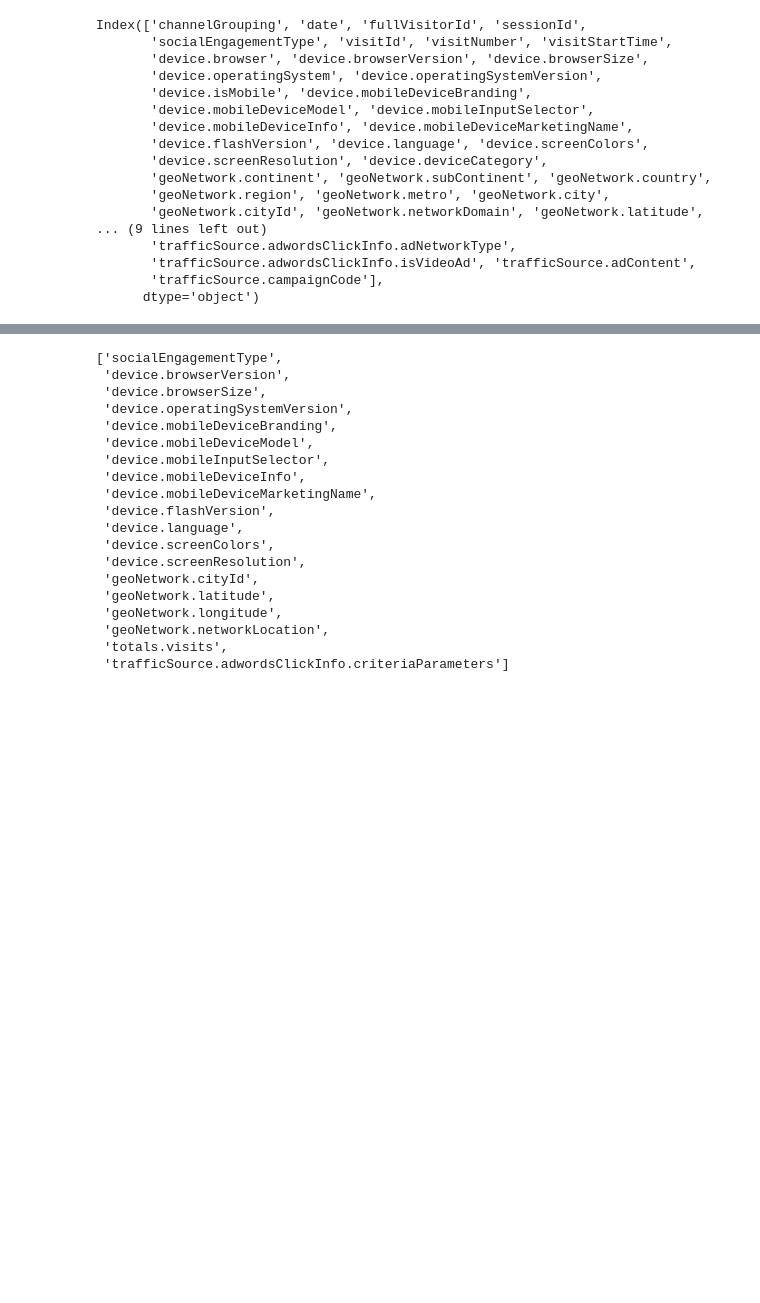
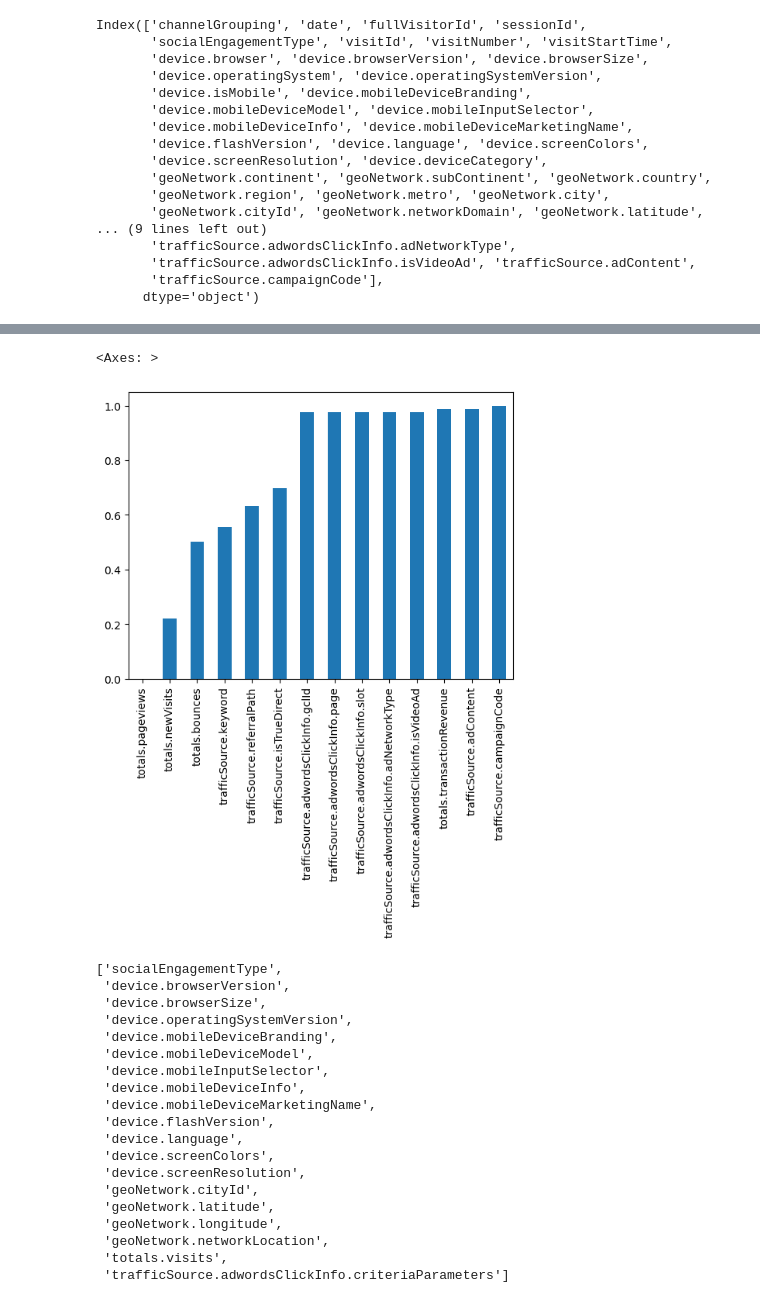
Before and after one commit to McGill-MMA-EnterpriseAnalytics/Revenue-Radar, a Jupyter notebook: regression/google-analytics-customer-revenue-prediction.ipynb, the cells around one changed output, grey strips where cells are left out. Cells and saved outputs as stored; diff of their text form; code cells hidden in the pictures; blank space fills up the shorter version.

```diff
--- a/regression/google-analytics-customer-revenue-prediction.ipynb
+++ b/regression/google-analytics-customer-revenue-prediction.ipynb
@@ -90,0 +100,2 @@ Loaded train.csv. Shape: (903653, 55)
+# %%
+train_df = pd.read_csv('/Users/macbookpro/Desktop/lxc/git/MMA_Enterprise/Revenue-Radar/Data/train_df.csv')
@@ -115,3 +138,4 @@ Index(['channelGrouping', 'date', 'fullVisitorId', 'sessionId',
 # %%
-# get the list of the columns that rows include:"not available in demo dataset"
-print(train_df.columns[train_df.isin(["not available in demo dataset"]).all()])
+#drop the columns that have not available in demo dataset
+columns_to_drop = [col for col in train_df.columns if train_df[col].eq('not available in demo dataset').any()]
+df_dropped = train_df.drop(columns=columns_to_drop)
@@ -118,10 +164,13 @@ print(train_df.columns[train_df.isin(["not available in demo dataset"]).all()])
 # %%
 #check the precentage of missing values
-missing_values = train_df.isnull().sum()
+missing_values = df_dropped.isnull().sum()
 missing_values = missing_values[missing_values > 0]
-missing_values = missing_values / train_df.shape[0]
+missing_values = missing_values / df_dropped.shape[0]
 missing_values.sort_values(inplace=True)
 missing_values.plot.bar()
+# %% [output]
+<Axes: >
+[figure, added]
 # %%
 null = []
 for n in train_df.columns:
```
Also changed, not shown: parts of 13 cells of this notebook, 2 other files.
